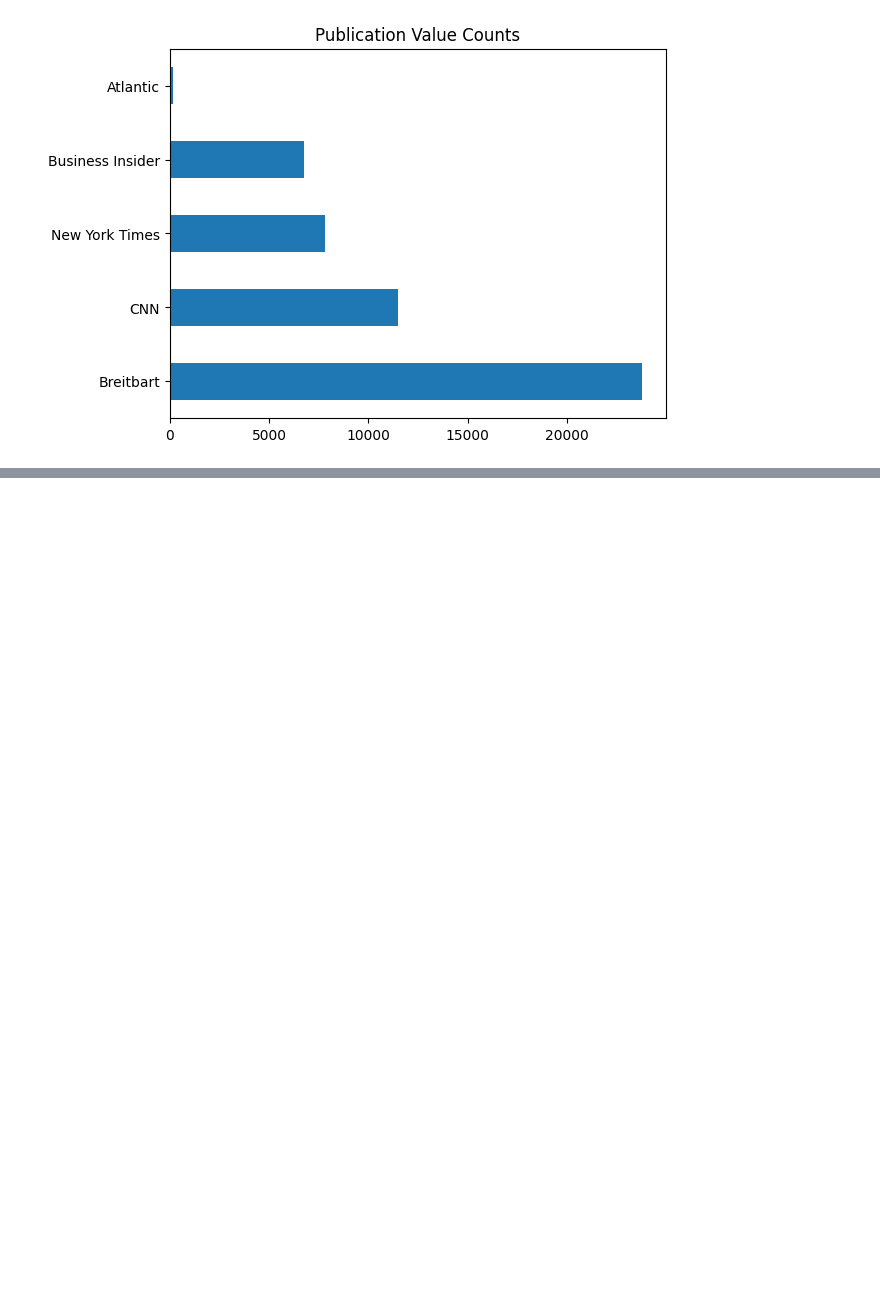
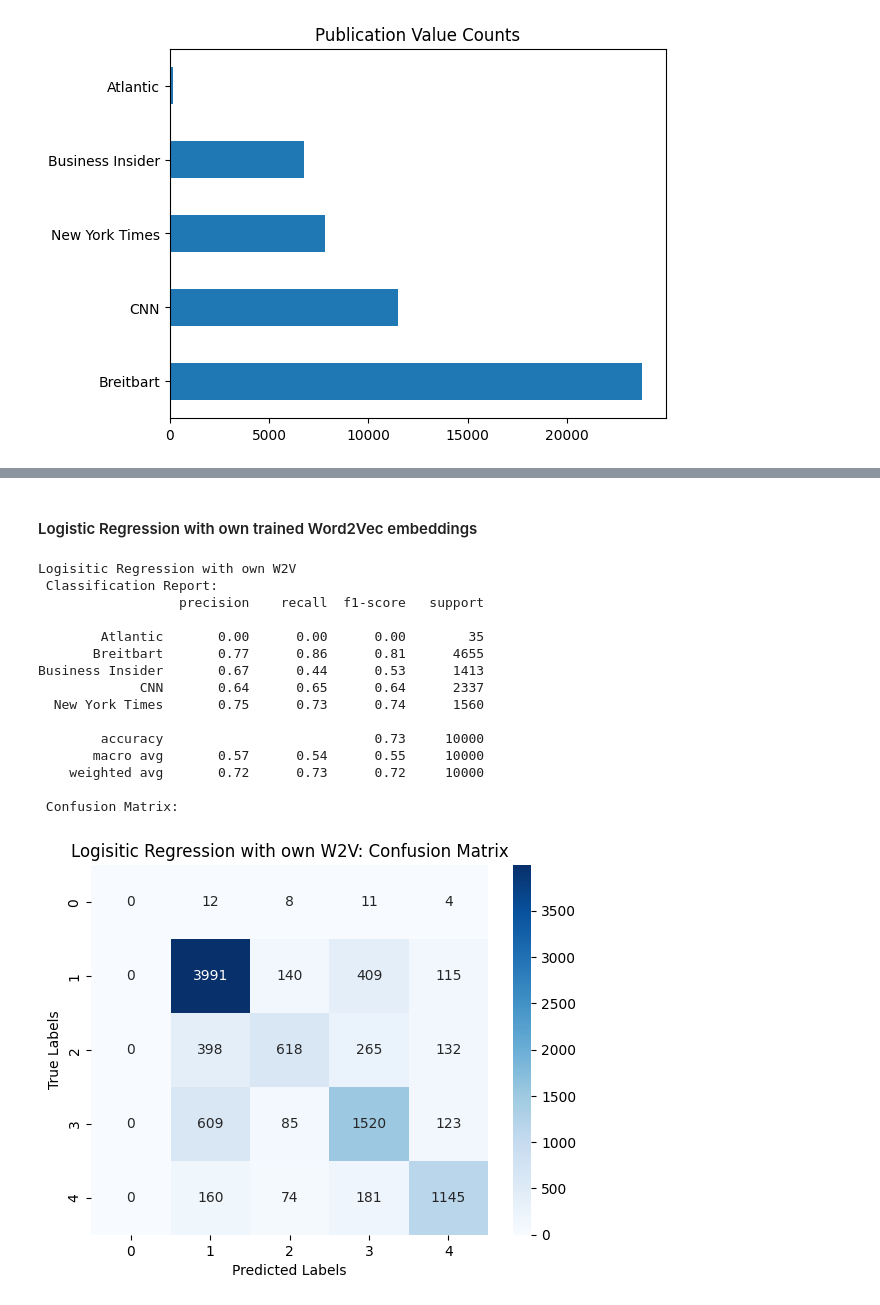
Before and after one commit to felix1102/NLP_finalproject, a Jupyter notebook: NLP_Fredrik_Codes.ipynb, the cells around one changed output, grey strips where cells are left out. Saved outputs shown, nothing was run; the diff lists cells and outputs as text; code cells hidden in the pictures; blank space fills up the shorter version.

```diff
--- a/NLP_Fredrik_Codes.ipynb
+++ b/NLP_Fredrik_Codes.ipynb
@@ -229,0 +122,4 @@ wv = api.load('word2vec-google-news-300')
+# %%
+# Tokenizing the cleaned text
+text = df['content']
+tokens = text.apply(word_tokenize)
@@ -229,0 +227,35 @@ wv = api.load('word2vec-google-news-300')
+# %% [markdown]
+#### Logistic Regression with own trained Word2Vec embeddings
+# %%
+# Splitting the data
+X_train_wvT, X_test_wvT, y_train_wvT, y_test_wvT = train_test_split(
+    X, y, test_size=0.2, random_state=9)
+# %%
+# Vectorizing
+X_train_wvT = np.array([vectorize(tokens) for tokens in X_train])
+X_test_wvT = np.array([vectorize(tokens) for tokens in X_test])
+# %%
+# Classifier
+lr_wvT = LogisticRegression(max_iter=1000000)
+lr_wvT.fit(X_train_wvT, y_train_wvT)
+
+# Evaluate
+yPred_wvT = lr_wvT.predict(X_test_wvT)
+evaluate(y_test_wvT, yPred_wvT, 'Logisitic Regression with own W2V')
+# %% [output]
+Logisitic Regression with own W2V
+ Classification Report:
+                  precision    recall  f1-score   support
+
+        Atlantic       0.00      0.00      0.00        35
+       Breitbart       0.77      0.86      0.81      4655
+Business Insider       0.67      0.44      0.53      1413
+             CNN       0.64      0.65      0.64      2337
+  New York Times       0.75      0.73      0.74      1560
+
+        accuracy                           0.73     10000
+       macro avg       0.57      0.54      0.55     10000
+    weighted avg       0.72      0.73      0.72     10000
+
+ Confusion Matrix:
+[figure, added]
```
Also changed, not shown: parts of 38 cells of this notebook.
